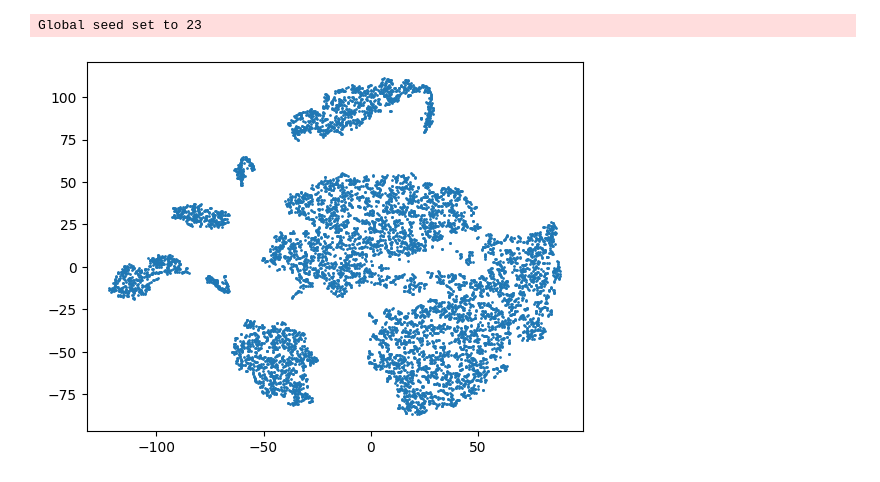
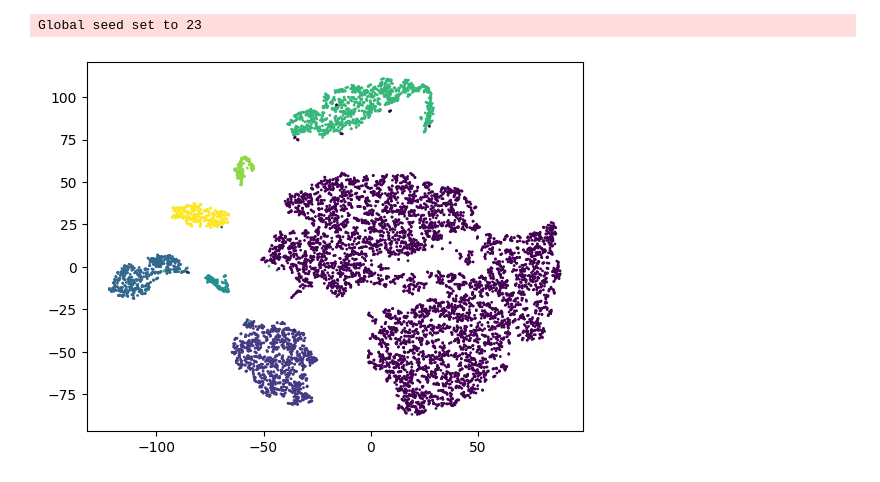
Before and after one commit to lhkhiem28/Continual-Learning, a Jupyter notebook: source/plot.ipynb, the cells around one changed output. Cells and saved outputs as stored; diff of their text form; code cells hidden in the pictures.

```diff
--- a/source/plot.ipynb
+++ b/source/plot.ipynb
@@ -23,13 +23,16 @@ train_dataset = ImageDataset(
 )
 # %%
 features, attn_features = [], []
+labels = []
 for i in tqdm.tqdm_notebook(range(len(train_dataset))):
     image, label = train_dataset[i]
 
     feature, attn_feature = model(image.cuda().unsqueeze(0))[0]
     features.append(feature.squeeze(0).detach().cpu().numpy()), attn_features.append(attn_feature.squeeze(0).detach().cpu().numpy())
+    labels.append(label)
 
 features, attn_features = np.array(features), np.array(attn_features)
+labels = np.array(labels)
 # %%
 embedder = TSNE(
     n_components = 2, n_iter = 2000,
@@ -39,8 +42,9 @@ embedded_features, embedded_attn_features = embedder.fit_transform(features), em
 # %%
 plt.scatter(
     embedded_attn_features[:, 0], embedded_attn_features[:, 1],
+    c = labels,
     s = 1,
 )
 plt.show()
 # %% [output]
-[figure, old version]
+[figure, new version]
```
Also changed, not shown: parts of 2 cells of this notebook.
